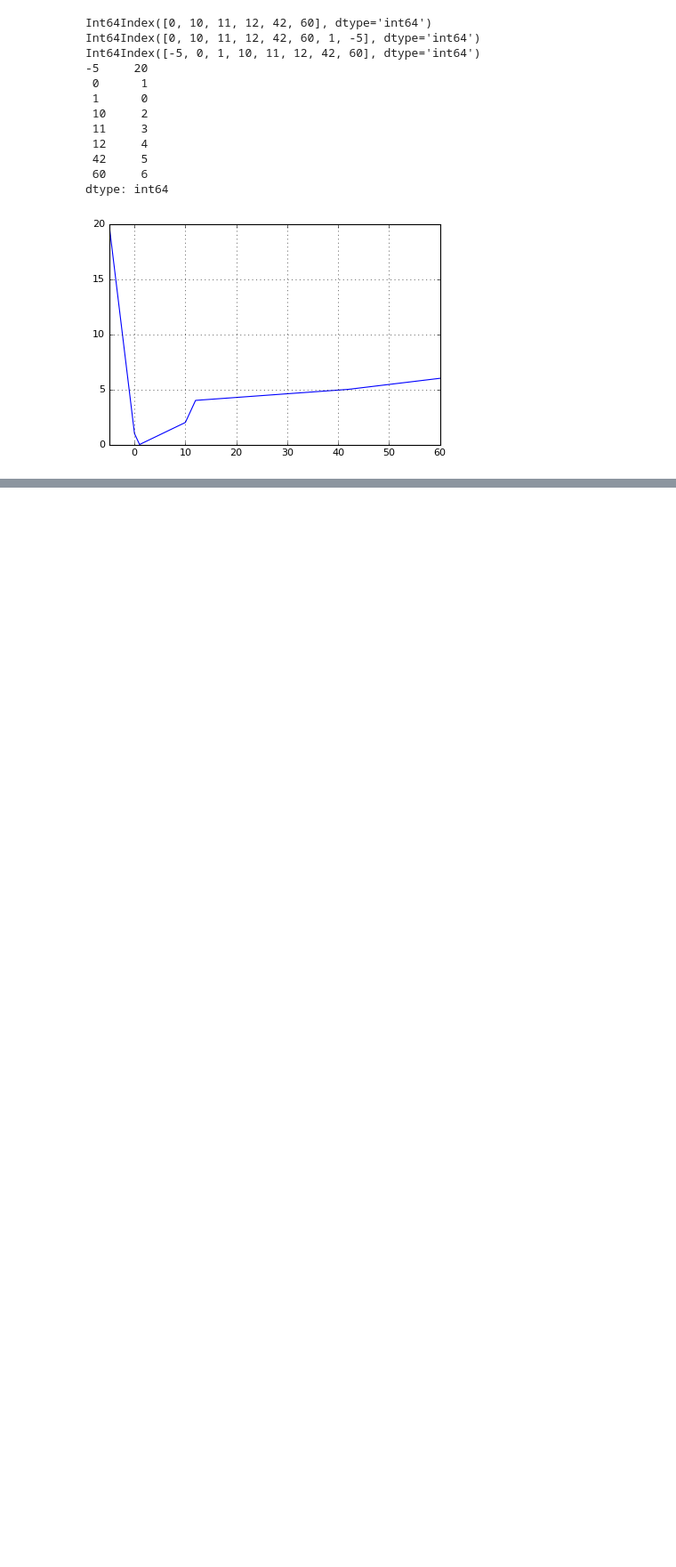
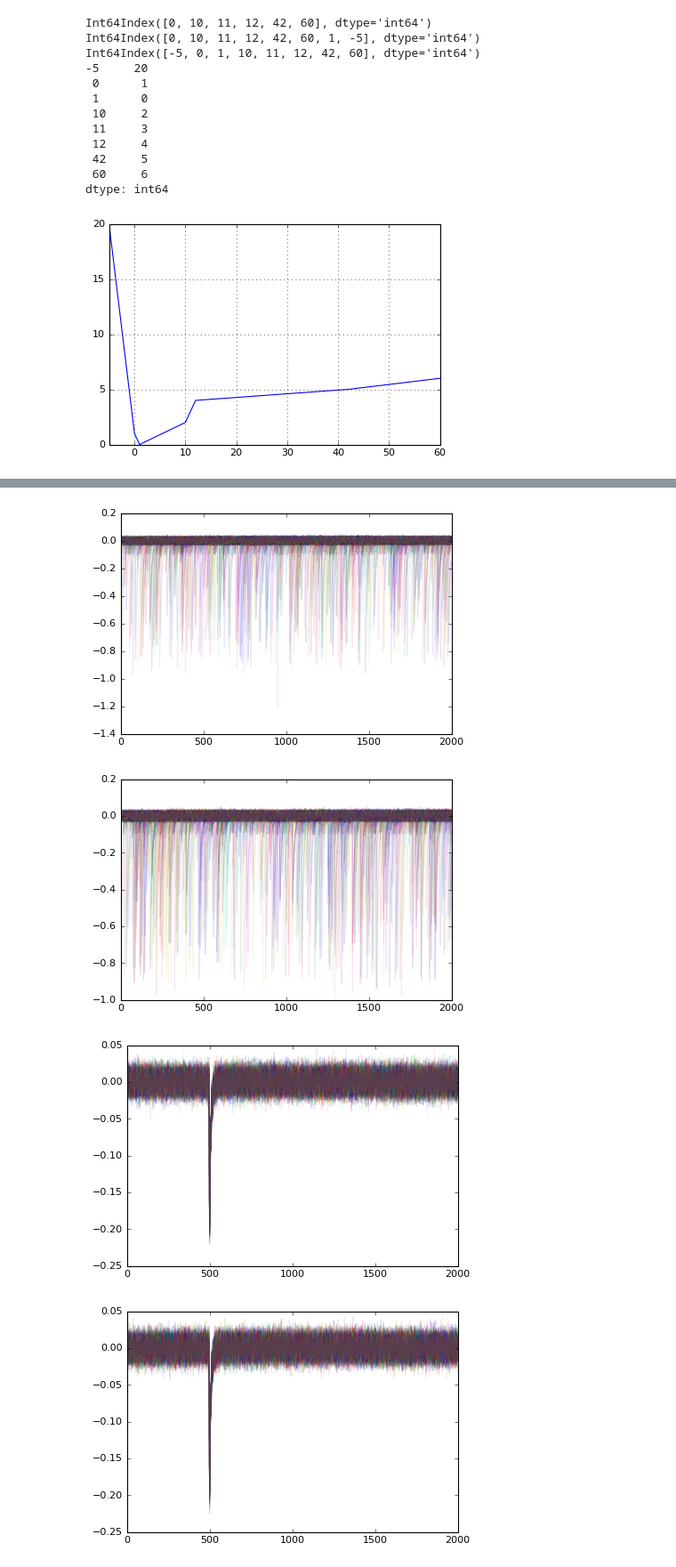
Before and after one commit to KIPAC/BootCamp, a Jupyter notebook: Python/Pandas.ipynb, the cells around one changed output, grey strips where cells are left out. Shown: that part at 89% size. Drawn from its saved outputs; the diff is of its cells as text; code cells hidden in the pictures; blank space fills up the shorter version.

```diff
--- a/Python/Pandas.ipynb
+++ b/Python/Pandas.ipynb
@@ -228,3 +273,16 @@ show()
+# %%
+data.head()
+
+g=data.groupby('GoodEvent')
+for i in range(0,len(g)):
+    for col in ['A','B']:
+        g.get_group(i)[col].apply(plot,alpha=0.1)
+        show()
+# %% [output]
+[figure, added]
+[figure, added]
+[figure, added]
+[figure, added]
 # %%
 for chan in ['A','B']:
     data['Max_'+chan]=data[chan].map(np.max)
```
Also changed, not shown: parts of 49 cells of this notebook.
